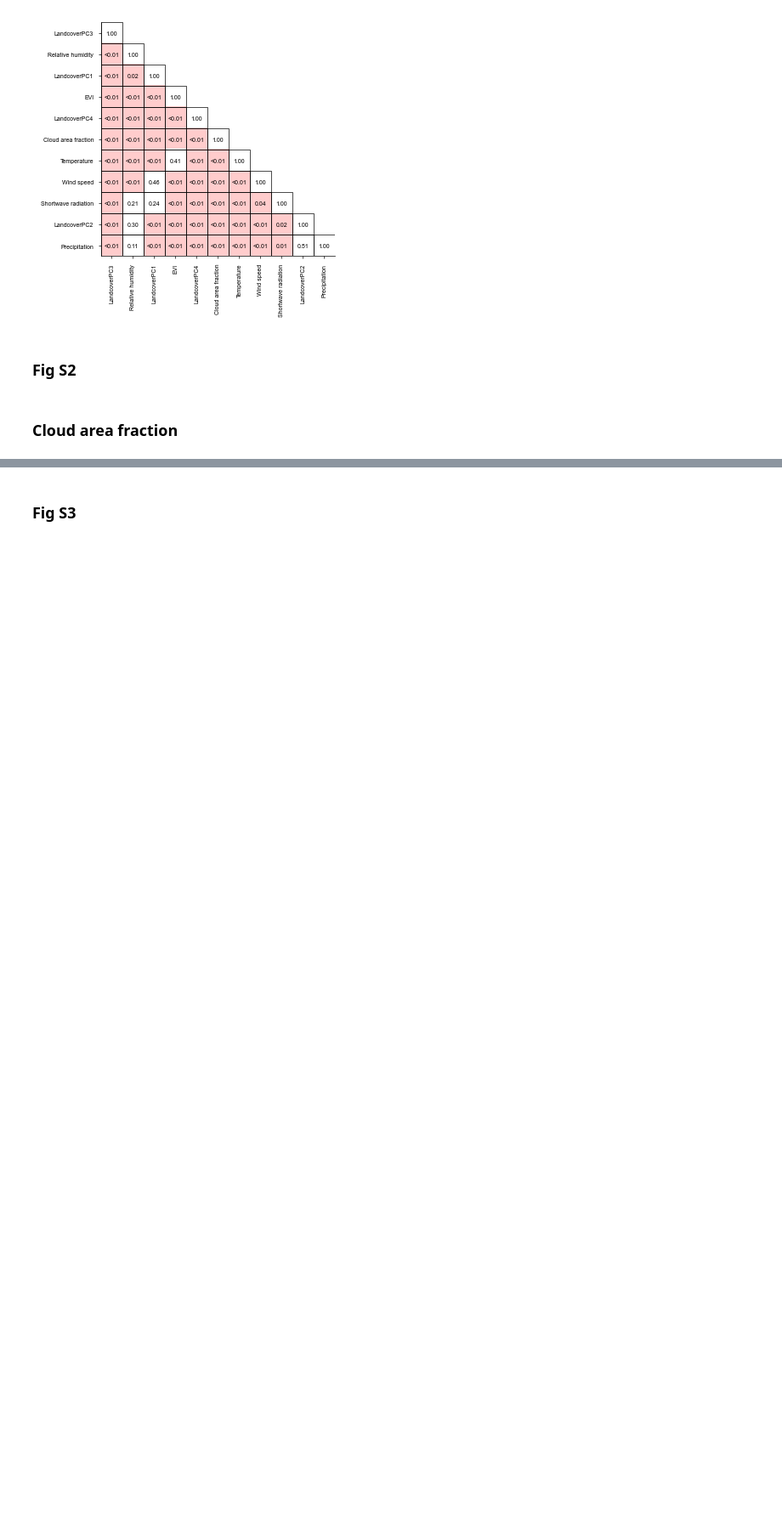
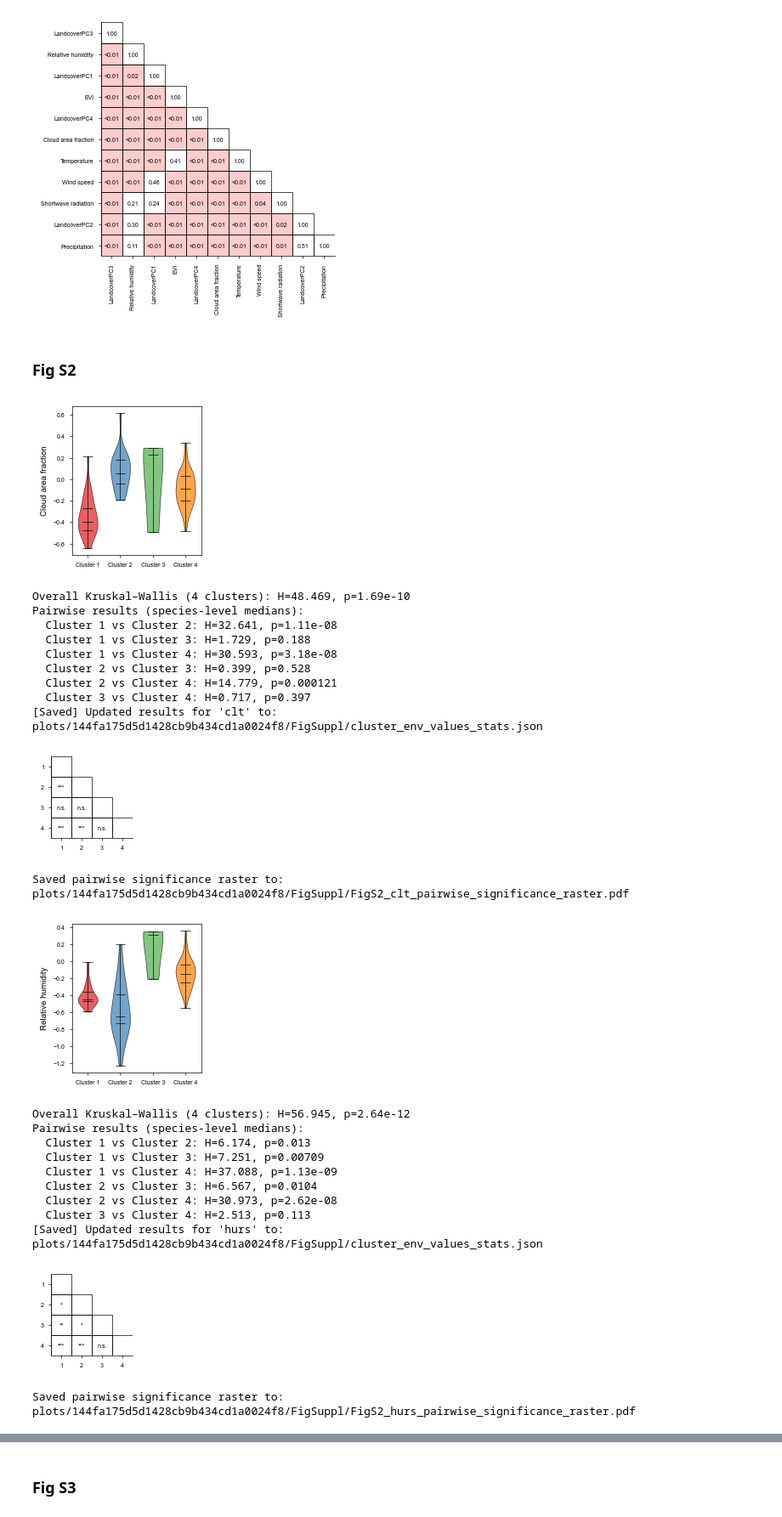
Before and after one commit to KLKua/DeepSDM, a Jupyter notebook: FigSupplementary.ipynb, the cells around one changed output, grey strips where cells are left out. Shown at 85% size. Saved outputs shown, nothing was run; the diff lists cells and outputs as text; code cells hidden in the pictures; blank space fills up the shorter version.

Commit message:
Write a function in Utlis to plot FigS2

```diff
--- a/FigSupplementary.ipynb
+++ b/FigSupplementary.ipynb
@@ -160,8 +158,32 @@ plt.show()
 [figure]
 # %% [markdown]
 ### Fig S2
-# %% [markdown]
-### Cloud area fraction
 # %%
 species_exclude = ['Tyto_longimembris', 'Synoicus_chinensis', 'Turnix_sylvaticus', 'Ketupa_flavipes']
-species_list_exclude = [sp for sp in PU.species_list_predict if sp not in species_exclude]
+for env in PU.env_list:
+    PU.species_occ_env_violinplot(env, species_exclude)
+# %% [output]
+[figure, added]
+Overall Kruskal–Wallis (4 clusters): H=48.469, p=1.69e-10
+Pairwise results (species-level medians):
+  Cluster 1 vs Cluster 2: H=32.641, p=1.11e-08
+  Cluster 1 vs Cluster 3: H=1.729, p=0.188
+  Cluster 1 vs Cluster 4: H=30.593, p=3.18e-08
+  Cluster 2 vs Cluster 3: H=0.399, p=0.528
+  Cluster 2 vs Cluster 4: H=14.779, p=0.000121
+  Cluster 3 vs Cluster 4: H=0.717, p=0.397
+[Saved] Updated results for 'clt' to: plots/144fa175d5d1428cb9b434cd1a0024f8/FigSuppl/cluster_env_values_stats.json
+[figure, added]
+Saved pairwise significance raster to: plots/144fa175d5d1428cb9b434cd1a0024f8/FigSuppl/FigS2_clt_pairwise_significance_raster.pdf
+[figure, added]
+Overall Kruskal–Wallis (4 clusters): H=56.945, p=2.64e-12
+Pairwise results (species-level medians):
+  Cluster 1 vs Cluster 2: H=6.174, p=0.013
+  Cluster 1 vs Cluster 3: H=7.251, p=0.00709
+  Cluster 1 vs Cluster 4: H=37.088, p=1.13e-09
+  Cluster 2 vs Cluster 3: H=6.567, p=0.0104
+  Cluster 2 vs Cluster 4: H=30.973, p=2.62e-08
+  Cluster 3 vs Cluster 4: H=2.513, p=0.113
+[Saved] Updated results for 'hurs' to: plots/144fa175d5d1428cb9b434cd1a0024f8/FigSuppl/cluster_env_values_stats.json
+[figure, added]
+Saved pairwise significance raster to: plots/144fa175d5d1428cb9b434cd1a0024f8/FigSuppl/FigS2_hurs_pairwise_significance_raster.pdf
```
Also changed, not shown: parts of 8 cells of this notebook, 1 other file.
